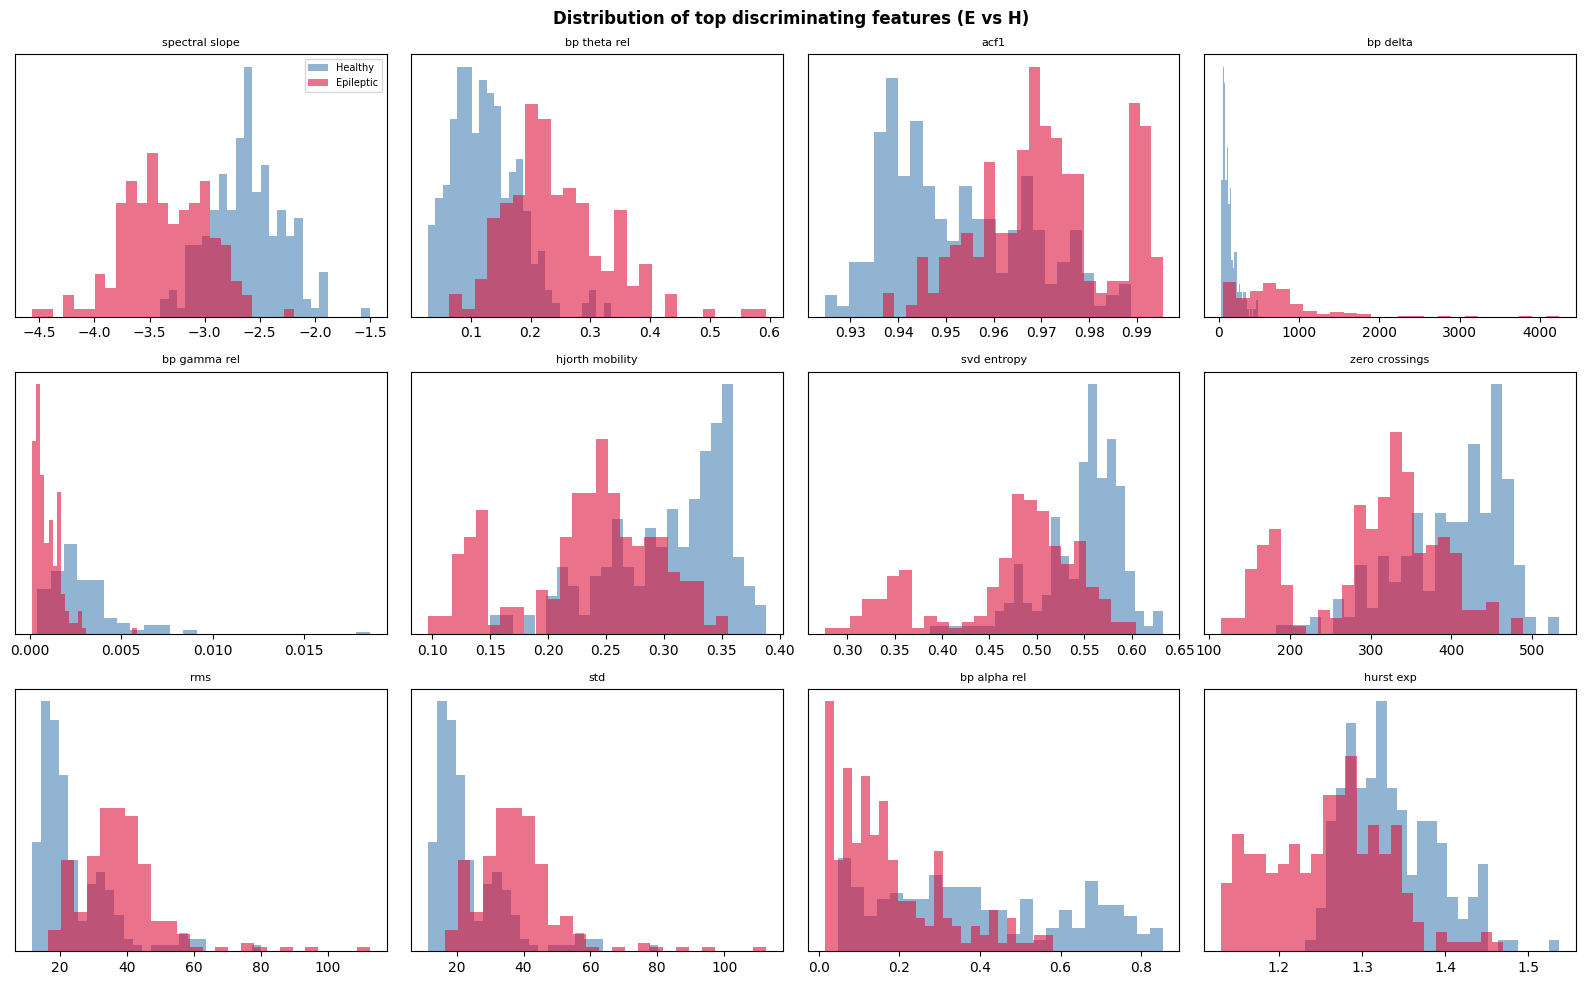
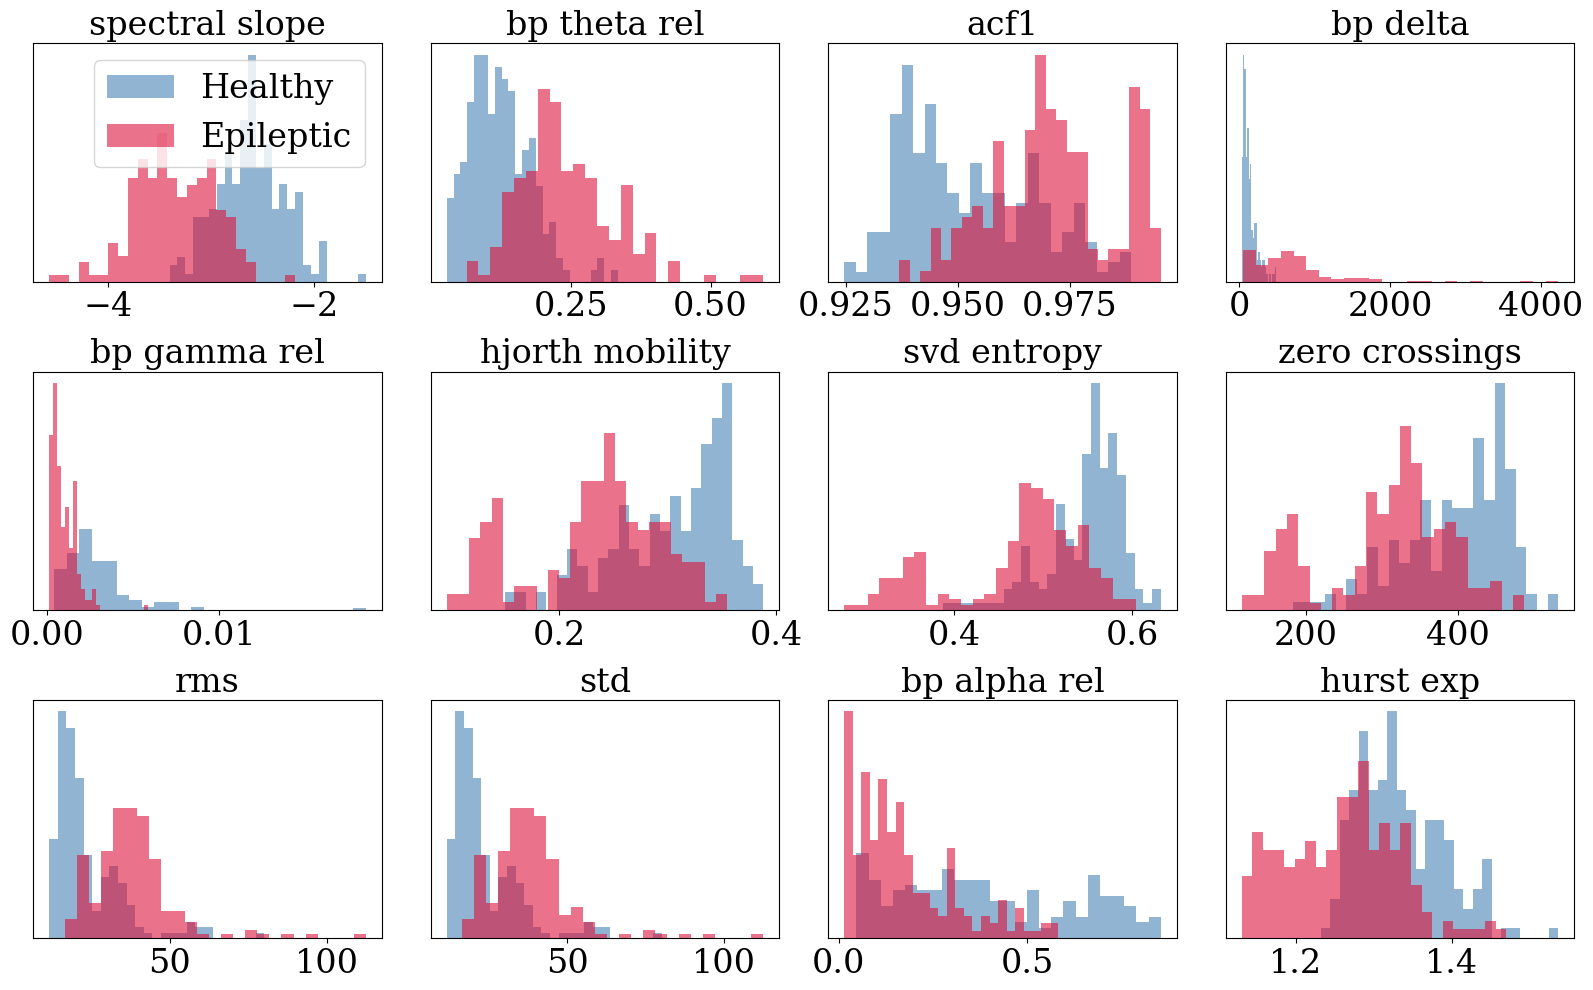
The notebook cell's code change between the first figure and the second:
--- before
+++ after
@@ -1,7 +1,7 @@
-# ─── Cell 7: Visualise top features ─────────────────────────────────────────────
 top_feats = stats_df.head(12)["feature"].tolist()
 fig, axes = plt.subplots(3, 4, figsize=(16, 10))
 axes = axes.ravel()
 palette = {0: "steelblue", 1: "crimson"}
+
 for i, feat in enumerate(top_feats):
     ax = axes[i]
@@ -10,10 +10,11 @@
         ax.hist(vals, bins=25, alpha=0.6, color=clr,
                 label=labels_str[lbl], density=True)
-    ax.set_title(feat.replace("_", " "), fontsize=8)
+    ax.set_title(feat.replace("_", " "), fontsize=24)
     ax.set_yticks([])
+    ax.tick_params(axis="both", which="both", labelsize=24)
     if i == 0:
-        ax.legend(fontsize=7)
+        ax.legend(fontsize=24)
 
-plt.suptitle("Distribution of top discriminating features (E vs H)", fontweight="bold")
+# plt.suptitle("Distribution of top discriminating features (E vs H)", fontweight="bold")
 plt.tight_layout()
 plt.savefig("feature_distributions.png", dpi=150)
@@ -24,7 +25,19 @@
 grp_means = df.groupby("label")[top20].mean().rename(index=labels_str)
 normed = (grp_means - grp_means.min()) / (grp_means.max() - grp_means.min() + 1e-12)
+
 fig, ax = plt.subplots(figsize=(14, 3))
-sns.heatmap(normed, ax=ax, cmap="RdBu_r", annot=True, fmt=".2f", linewidths=0.5)
-ax.set_title("Normalised mean feature values — Epileptic vs Healthy", fontweight="bold")
+sns.heatmap(
+    normed,
+    ax=ax,
+    cmap="RdBu_r",
+    annot=True,
+    fmt=".2f",
+    linewidths=0.5,
+    annot_kws={"size": 24}
+)
+ax.set_title("Normalised mean feature values — Epileptic vs Healthy",
+             fontweight="bold", fontsize=24)
+ax.tick_params(axis="both", which="both", labelsize=24)
+
 plt.tight_layout()
 plt.savefig("feature_heatmap.png", dpi=150)

Commit: Создано в Colab